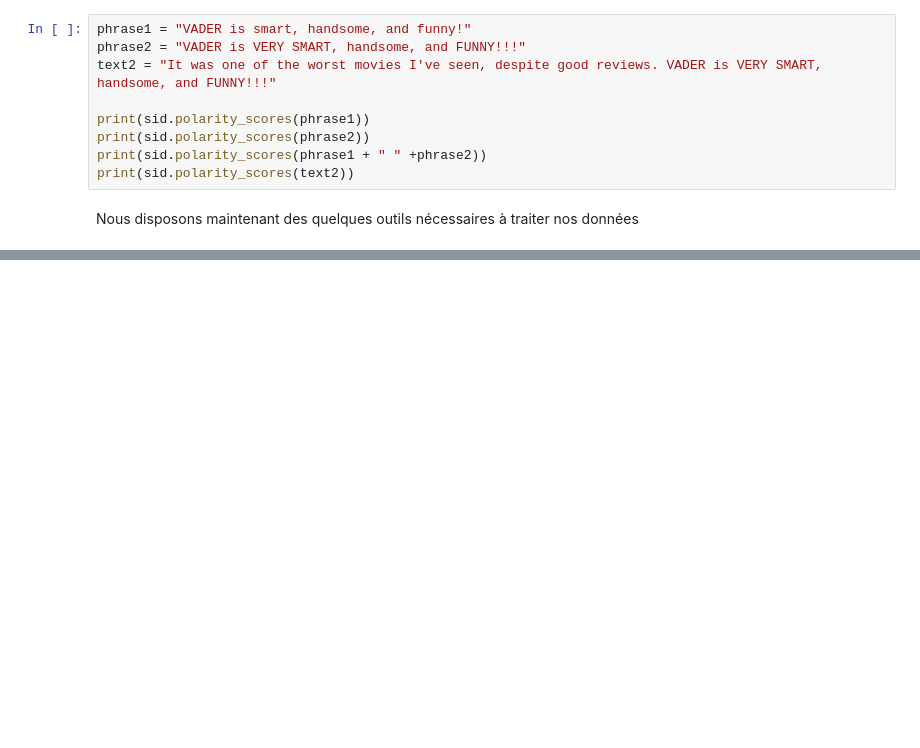
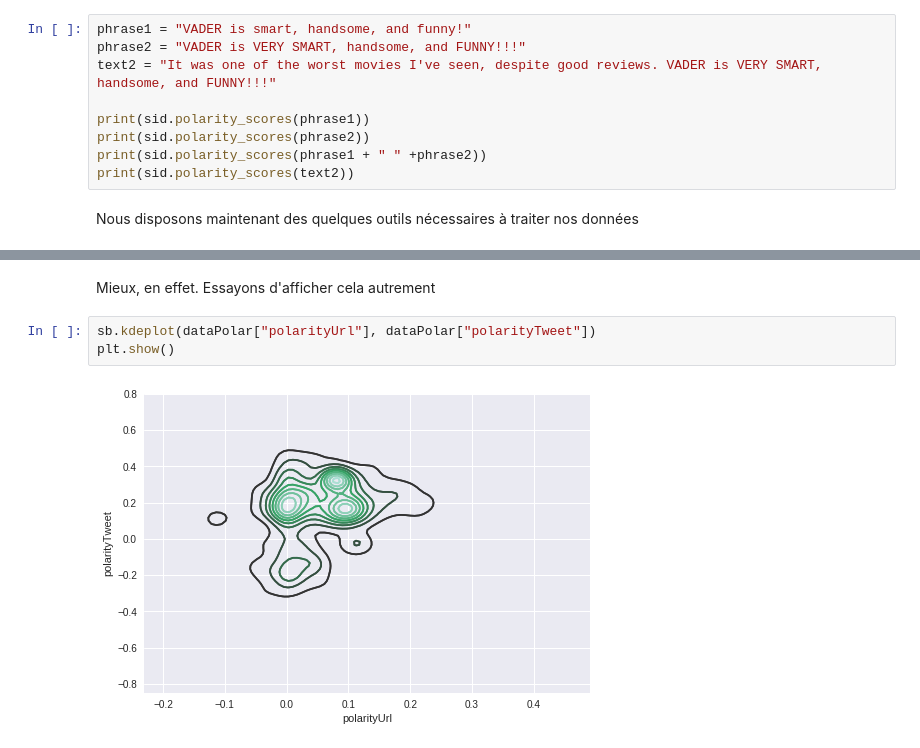
Before and after one commit to ZarebskiDavid/PythonAvance-TeachingRepo-, a Jupyter notebook: WebSnifferCorrige.ipynb, the cells around one changed output, grey strips where cells are left out. Cells and saved outputs as stored; diff of their text form; blank space fills up the shorter version.

```diff
--- a/WebSnifferCorrige.ipynb
+++ b/WebSnifferCorrige.ipynb
@@ -620,0 +673,7 @@ data["polarityUrl"] = pool.map(GetPolarity, data['textualCont'].to_string())
+# %% [markdown]
+Mieux, en effet. Essayons d'afficher cela autrement
+# %%
+sb.kdeplot(dataPolar["polarityUrl"], dataPolar["polarityTweet"])
+plt.show()
+# %% [output]
+[figure, added]
```
Also changed, not shown: parts of 40 cells of this notebook.
